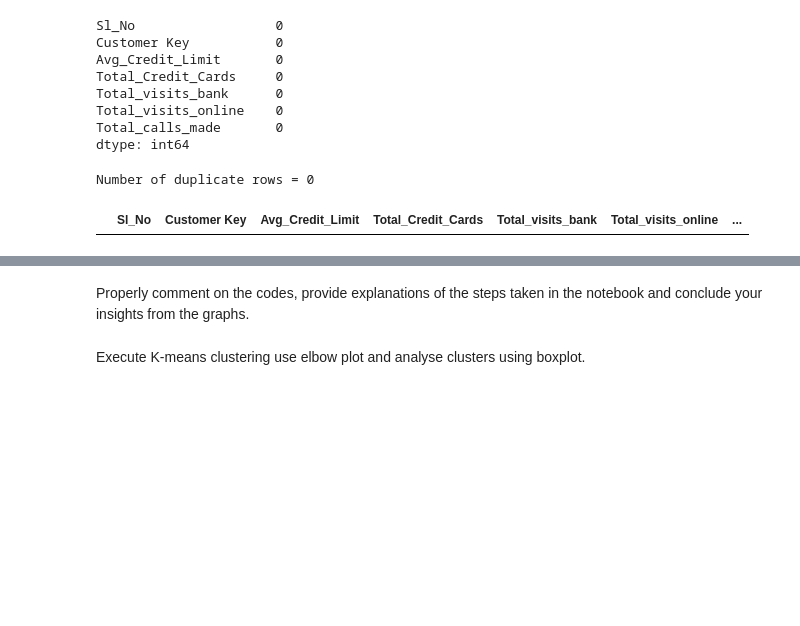
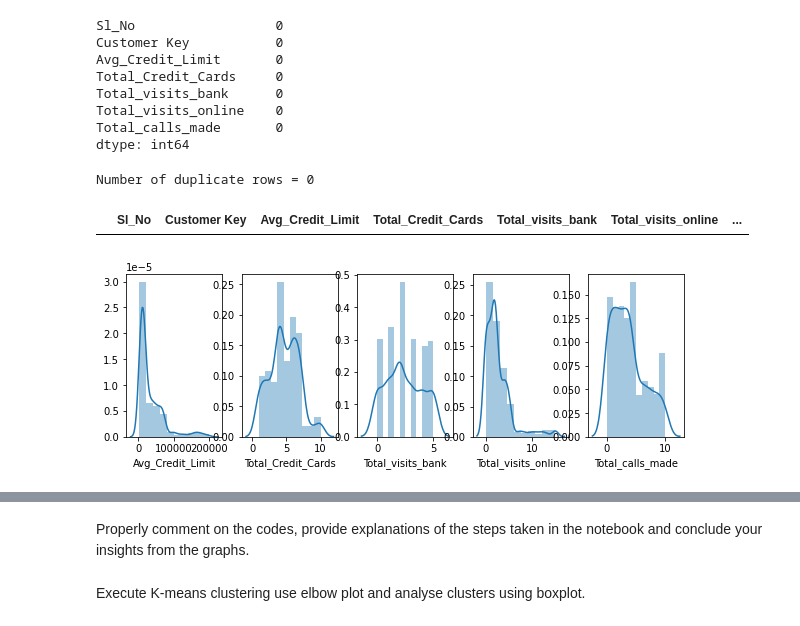
Before and after one commit to lauren-alexandra/credit-card-customer-segmentation, a Jupyter notebook: AllLife_Credit_Card_Customer_Segmentation.ipynb, the cells around one changed output, grey strips where cells are left out. Drawn from its saved outputs; the diff is of its cells as text; code cells hidden in the pictures; blank space fills up the shorter version.

```diff
--- a/AllLife_Credit_Card_Customer_Segmentation.ipynb
+++ b/AllLife_Credit_Card_Customer_Segmentation.ipynb
@@ -118,3 +118,13 @@ df[dups]
 # %% [output]
 Number of duplicate rows = 0
 |  | Sl_No | Customer Key | Avg_Credit_Limit | Total_Credit_Cards | Total_visits_bank | Total_visits_online | ... |
+# %%
+f, ax = plt.subplots(1, 5, figsize=(10,3))
+vis1 = sns.distplot(df["Avg_Credit_Limit"],bins=10, ax= ax[0])
+vis2 = sns.distplot(df["Total_Credit_Cards"],bins=10, ax=ax[1])
+vis3 = sns.distplot(df["Total_visits_bank"],bins=10, ax= ax[2])
+vis4 = sns.distplot(df["Total_visits_online"],bins=10, ax=ax[3])
+vis5 = sns.distplot(df["Total_calls_made"],bins=10, ax=ax[4])
+f.savefig('subplot.png')
+# %% [output]
+[figure, added]
```
Also changed, not shown: parts of 7 cells of this notebook.
